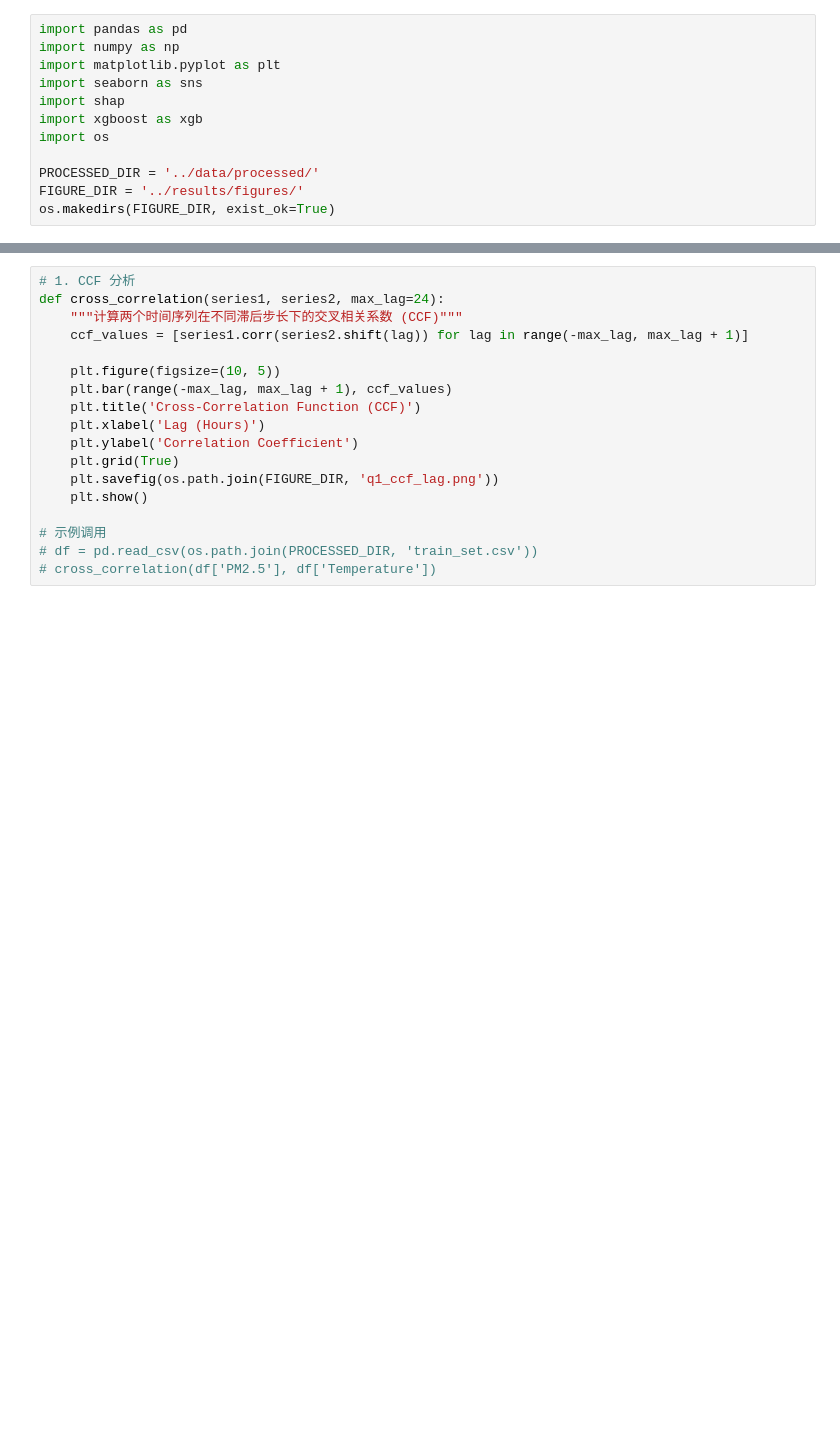
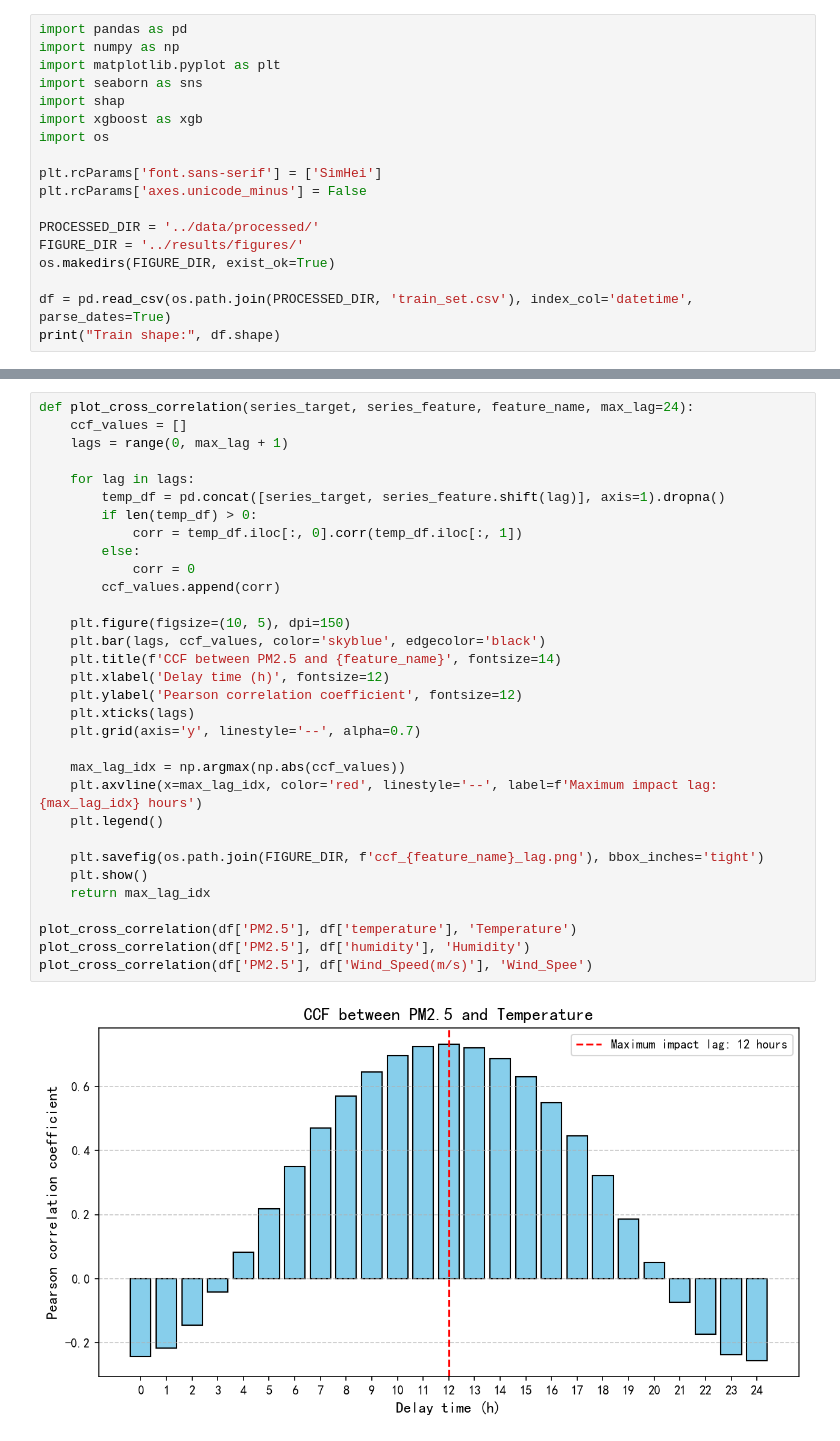
Before and after one commit to peterhu-th/pollution_forecast, a Jupyter notebook: notebooks/CCF_and_SHAP.ipynb, the cells around one changed output, grey strips where cells are left out. Saved outputs shown, nothing was run; the diff lists cells and outputs as text; blank space fills up the shorter version.

```diff
--- a/notebooks/CCF_and_SHAP.ipynb
+++ b/notebooks/CCF_and_SHAP.ipynb
@@ -10,6 +11,12 @@ import shap
 import xgboost as xgb
 import os
 
+plt.rcParams['font.sans-serif'] = ['SimHei']
+plt.rcParams['axes.unicode_minus'] = False
+
 PROCESSED_DIR = '../data/processed/'
 FIGURE_DIR = '../results/figures/'
 os.makedirs(FIGURE_DIR, exist_ok=True)
+
+df = pd.read_csv(os.path.join(PROCESSED_DIR, 'train_set.csv'), index_col='datetime', parse_dates=True)
+print("Train shape:", df.shape)
@@ -16,18 +27,34 @@ os.makedirs(FIGURE_DIR, exist_ok=True)
 # %%
-# 1. CCF 分析
-def cross_correlation(series1, series2, max_lag=24):
-    """计算两个时间序列在不同滞后步长下的交叉相关系数 (CCF)"""
-    ccf_values = [series1.corr(series2.shift(lag)) for lag in range(-max_lag, max_lag + 1)]
+def plot_cross_correlation(series_target, series_feature, feature_name, max_lag=24):
+    ccf_values = []
+    lags = range(0, max_lag + 1)
 
-    plt.figure(figsize=(10, 5))
-    plt.bar(range(-max_lag, max_lag + 1), ccf_values)
-    plt.title('Cross-Correlation Function (CCF)')
-    plt.xlabel('Lag (Hours)')
-    plt.ylabel('Correlation Coefficient')
-    plt.grid(True)
-    plt.savefig(os.path.join(FIGURE_DIR, 'q1_ccf_lag.png'))
+    for lag in lags:
+        temp_df = pd.concat([series_target, series_feature.shift(lag)], axis=1).dropna()
+        if len(temp_df) > 0:
+            corr = temp_df.iloc[:, 0].corr(temp_df.iloc[:, 1])
+        else:
+            corr = 0
+        ccf_values.append(corr)
+
+    plt.figure(figsize=(10, 5), dpi=150)
+    plt.bar(lags, ccf_values, color='skyblue', edgecolor='black')
+    plt.title(f'CCF between PM2.5 and {feature_name}', fontsize=14)
+    plt.xlabel('Delay time (h)', fontsize=12)
+    plt.ylabel('Pearson correlation coefficient', fontsize=12)
+    plt.xticks(lags)
+    plt.grid(axis='y', linestyle='--', alpha=0.7)
+
+    max_lag_idx = np.argmax(np.abs(ccf_values))
+    plt.axvline(x=max_lag_idx, color='red', linestyle='--', label=f'Maximum impact lag: {max_lag_idx} hours')
+    plt.legend()
+
+    plt.savefig(os.path.join(FIGURE_DIR, f'ccf_{feature_name}_lag.png'), bbox_inches='tight')
     plt.show()
+    return max_lag_idx
 
-# 示例调用
-# df = pd.read_csv(os.path.join(PROCESSED_DIR, 'train_set.csv'))
-# cross_correlation(df['PM2.5'], df['Temperature'])
+plot_cross_correlation(df['PM2.5'], df['temperature'], 'Temperature')
+plot_cross_correlation(df['PM2.5'], df['humidity'], 'Humidity')
+plot_cross_correlation(df['PM2.5'], df['Wind_Speed(m/s)'], 'Wind_Spee')
+# %% [output]
+[figure, added]
```
Also changed, not shown: parts of 9 cells of this notebook, 15 other files.
